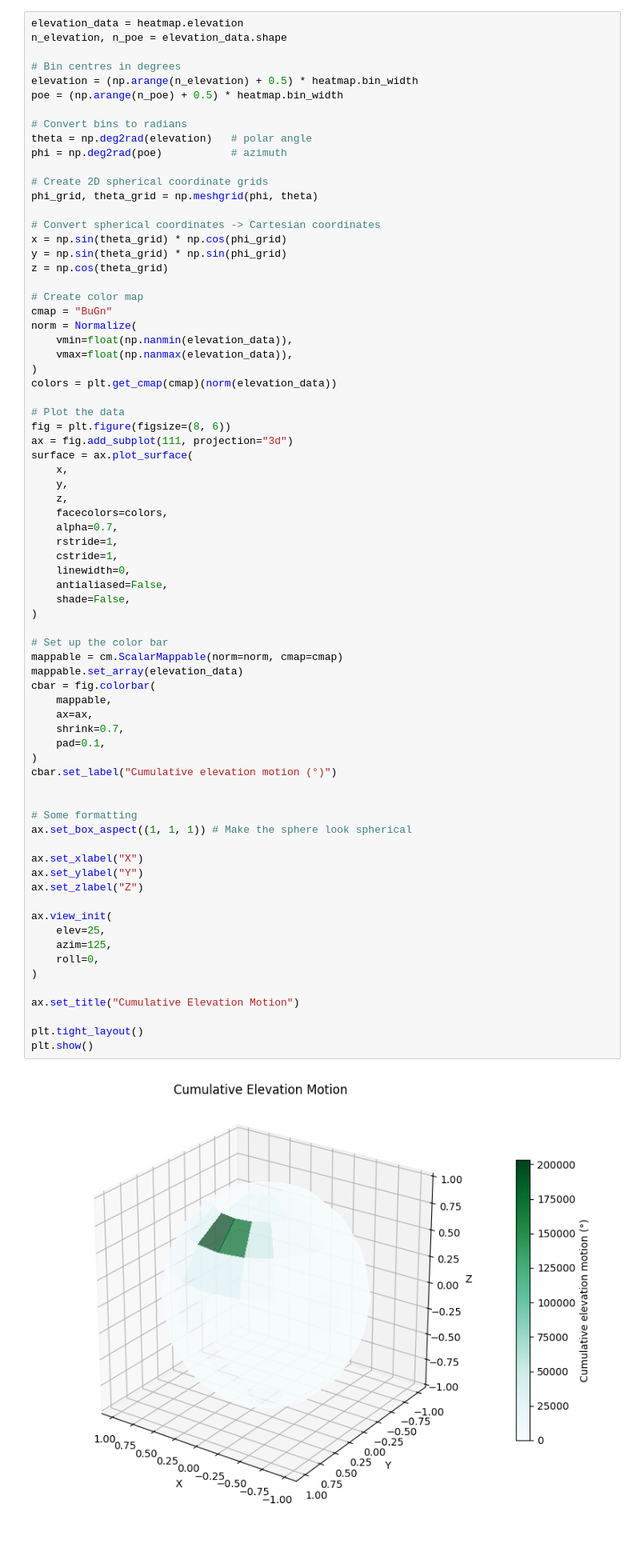
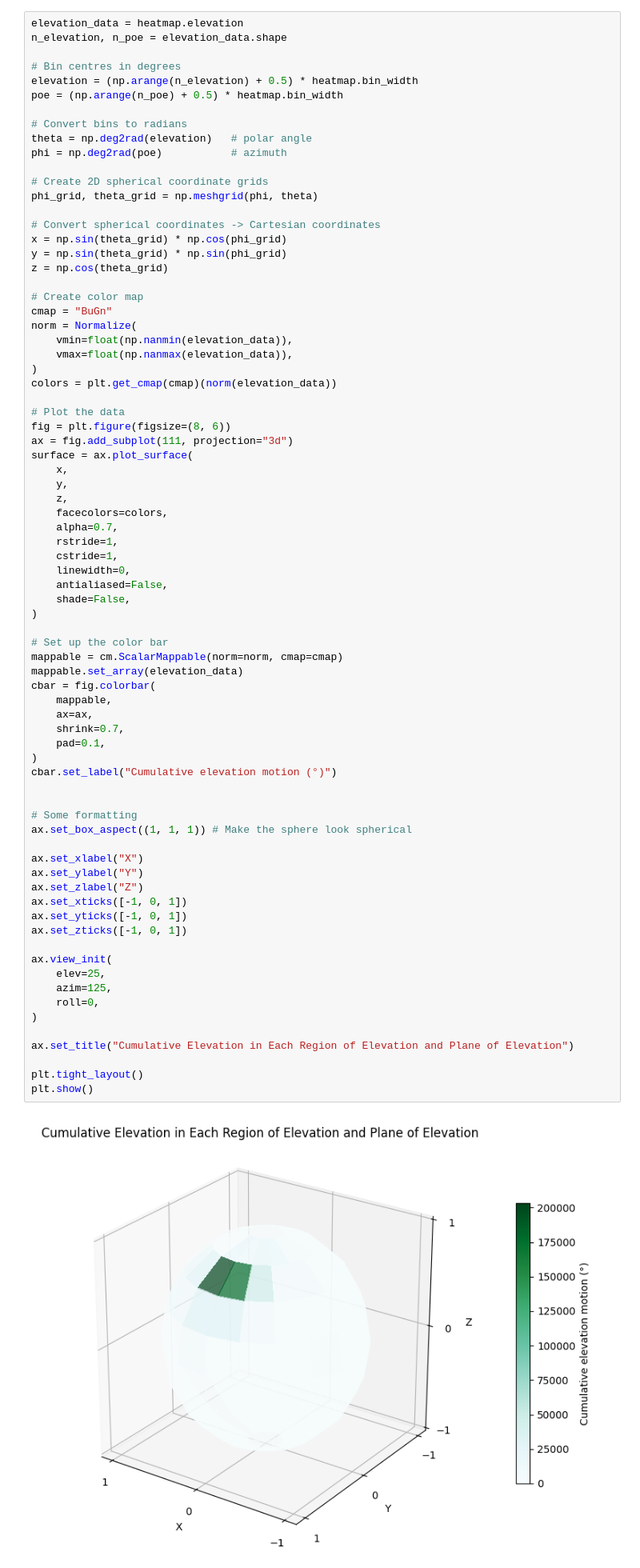
Before and after one commit to christopher-millward/rtsa-mocap-study, a Jupyter notebook: notebooks/10-cm-build-heatmap-visualization.ipynb, the cells around one changed output. Shown at 80% size. Cells and saved outputs as stored; diff of their text form; blank space fills up the shorter version.

```diff
--- a/notebooks/10-cm-build-heatmap-visualization.ipynb
+++ b/notebooks/10-cm-build-heatmap-visualization.ipynb
@@ -92,35 +92,38 @@ surface = ax.plot_surface(
 
 # Set up the color bar
 mappable = cm.ScalarMappable(norm=norm, cmap=cmap)
 mappable.set_array(elevation_data)
 cbar = fig.colorbar(
     mappable,
     ax=ax,
     shrink=0.7,
     pad=0.1,
 )
 cbar.set_label("Cumulative elevation motion (°)")
 
 
 # Some formatting
 ax.set_box_aspect((1, 1, 1)) # Make the sphere look spherical
 
 ax.set_xlabel("X")
 ax.set_ylabel("Y")
 ax.set_zlabel("Z")
+ax.set_xticks([-1, 0, 1])
+ax.set_yticks([-1, 0, 1])
+ax.set_zticks([-1, 0, 1])
 
 ax.view_init(
     elev=25,
     azim=125,
     roll=0,
 )
 
-ax.set_title("Cumulative Elevation Motion")
+ax.set_title("Cumulative Elevation in Each Region of Elevation and Plane of Elevation")
 
 plt.tight_layout()
 plt.show()
 # %% [output]
-[figure, old version]
+[figure, new version]
 # %% [markdown]
 ## 2. Visualize all participants in one subplot
 # %%
```
